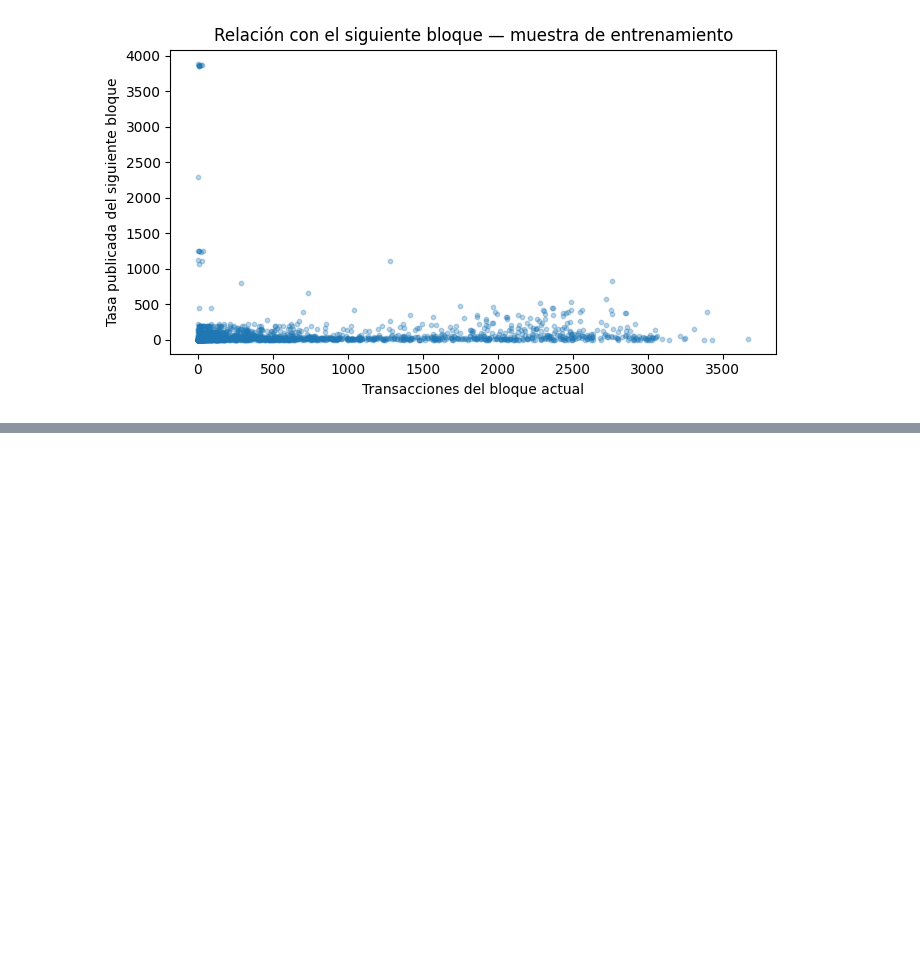
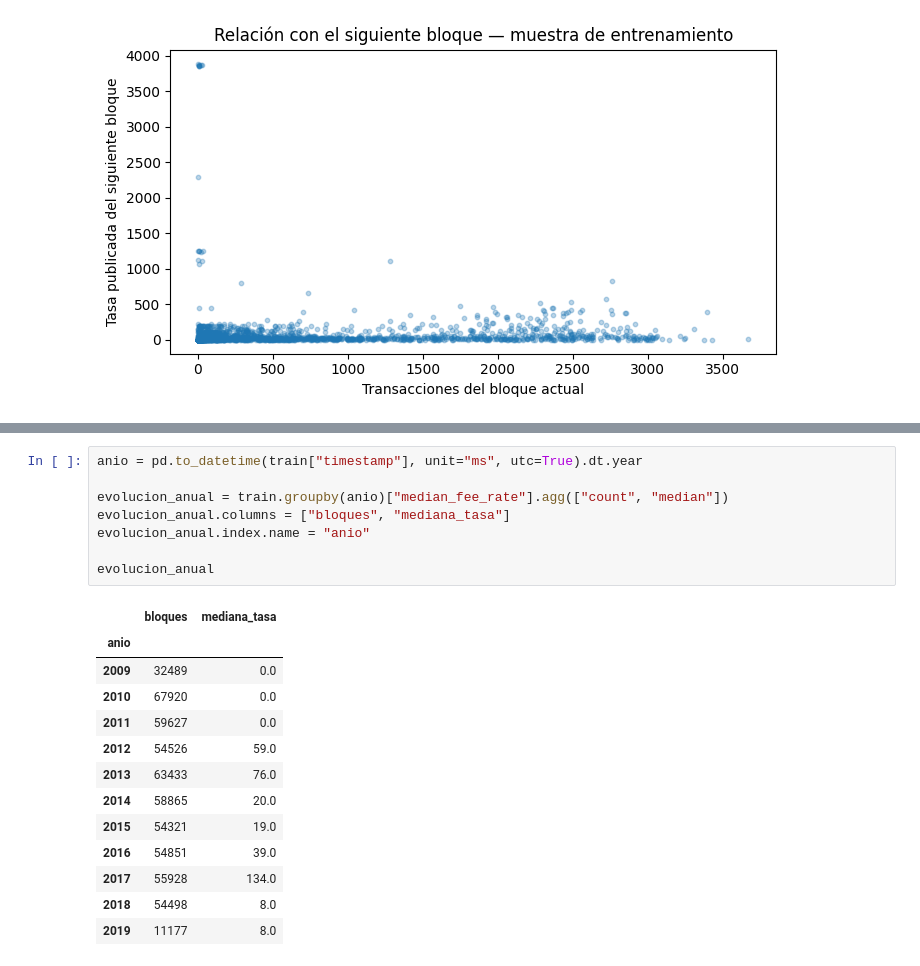
Before and after one commit to naye-gg/bitcoin-block-fee-classification_ML_project, a Jupyter notebook: eda/01_eda.ipynb, the cells around one changed output, grey strips where cells are left out. Cells and saved outputs as stored; diff of their text form; blank space fills up the shorter version.

```diff
--- a/eda/01_eda.ipynb
+++ b/eda/01_eda.ipynb
@@ -360,0 +363,22 @@ Las asociaciones observadas son descriptivas. No permiten atribuir causalidad ni
+# %%
+anio = pd.to_datetime(train["timestamp"], unit="ms", utc=True).dt.year
+
+evolucion_anual = train.groupby(anio)["median_fee_rate"].agg(["count", "median"])
+evolucion_anual.columns = ["bloques", "mediana_tasa"]
+evolucion_anual.index.name = "anio"
+
+evolucion_anual
+# %% [output]
+|  | bloques | mediana_tasa |
+| anio |  |  |
+| 2009 | 32489 | 0.0 |
+| 2010 | 67920 | 0.0 |
+| 2011 | 59627 | 0.0 |
+| 2012 | 54526 | 59.0 |
+| 2013 | 63433 | 76.0 |
+| 2014 | 58865 | 20.0 |
+| 2015 | 54321 | 19.0 |
+| 2016 | 54851 | 39.0 |
+| 2017 | 55928 | 134.0 |
+| 2018 | 54498 | 8.0 |
+| 2019 | 11177 | 8.0 |
```
Also changed, not shown: parts of 5 cells of this notebook.
